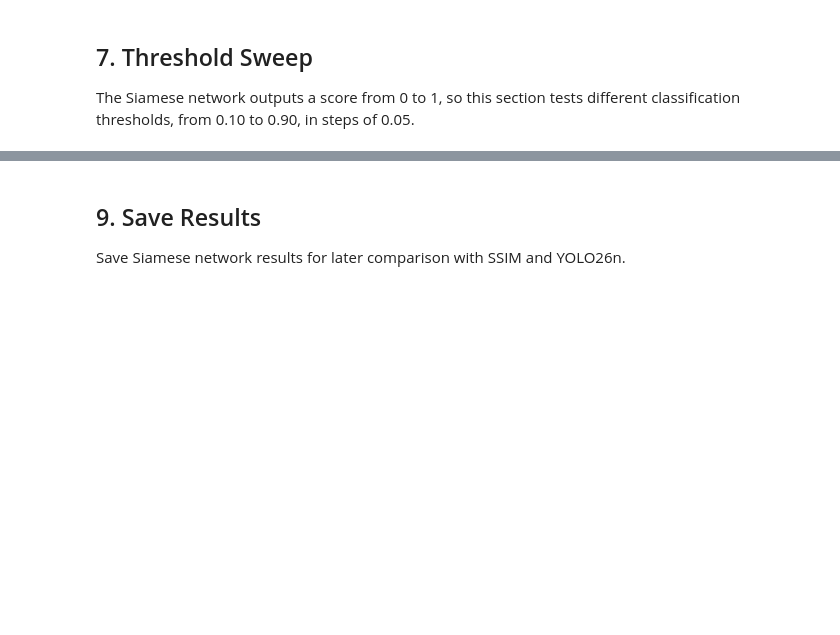
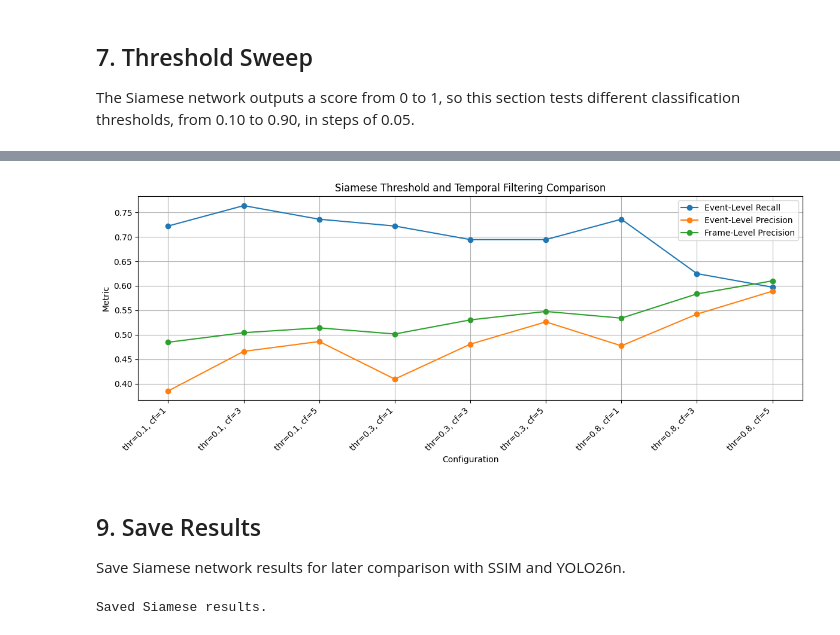
Before and after one commit to jialetoh/payload_loss_detection, a Jupyter notebook: notebooks/03_test_siamese.ipynb, the cells around one changed output, grey strips where cells are left out. Drawn from its saved outputs; the diff is of its cells as text; code cells hidden in the pictures; blank space fills up the shorter version.

Commit message:
more results and figures

```diff
--- a/notebooks/03_test_siamese.ipynb
+++ b/notebooks/03_test_siamese.ipynb
@@ -153,14 +180,21 @@ This tests how requiring multiple consecutive loss predictions affects false pos
 # %%
 filter_results = []
 
-for consecutive_frames in [1, 3, 5, 10, 15, 30]:
-    method = SiameseMethod(threshold=0.5, consecutive_frames=consecutive_frames)
-    _, _, metrics = evaluate_method(method)
+thresholds = [0.1, 0.3, 0.8]
+consecutive_options = [1, 3, 5]
 
-    filter_results.append({
-        "consecutive_frames": consecutive_frames,
-        **metrics
-    })
+for thr in thresholds:
+    for cf in consecutive_options:
+        print(f"Evaluating threshold={thr}, consecutive_frames={cf}...")
+
+        method = SiameseMethod(threshold=thr, consecutive_frames=cf)
+        _, _, metrics = evaluate_method(method)
+
+        filter_results.append({
+            "threshold": thr,
+            "consecutive_frames": cf,
+            **metrics
+        })
 
 filter_df = pd.DataFrame(filter_results)
-filter_df
+filter_df.sort_values(by="event_level_recall", ascending=False)
@@ -167,3 +221,26 @@ filter_df
+# %%
+plot_df = filter_df.sort_values(["threshold", "consecutive_frames"]).copy()
+plot_df["config"] = plot_df.apply(
+    lambda row: f"thr={row['threshold']}, cf={int(row['consecutive_frames'])}",
+    axis=1
+)
+
+plt.figure(figsize=(12, 5))
+plt.plot(plot_df["config"], plot_df["event_level_recall"], marker="o", label="Event-Level Recall")
+plt.plot(plot_df["config"], plot_df["event_level_precision"], marker="o", label="Event-Level Precision")
+plt.plot(plot_df["config"], plot_df["frame_level_precision"], marker="o", label="Frame-Level Precision")
+
+plt.xticks(rotation=45, ha="right")
+plt.xlabel("Configuration")
+plt.ylabel("Metric")
+plt.title("Siamese Threshold and Temporal Filtering Comparison")
+plt.legend()
+plt.grid(True)
+plt.tight_layout()
+# plt.savefig("results/fig15_siamese_filtering_comparison.png", dpi=300, bbox_inches="tight")
+plt.show()
+# %% [output]
+[figure, added]
 # %% [markdown]
 ## 9. Save Results
 
@@ -178,5 +255,7 @@ sweep_df.to_csv(output_dir / "siamese_threshold_sweep.csv", index=False)
 filter_df.to_csv(output_dir / "siamese_filter_sweep.csv", index=False)
 
 print("Saved Siamese results.")
+# %% [output]
+Saved Siamese results.
 # %% [markdown]
 ## 10. Conclusion
```
Also changed, not shown: parts of 13 cells of this notebook, 8 other files.
